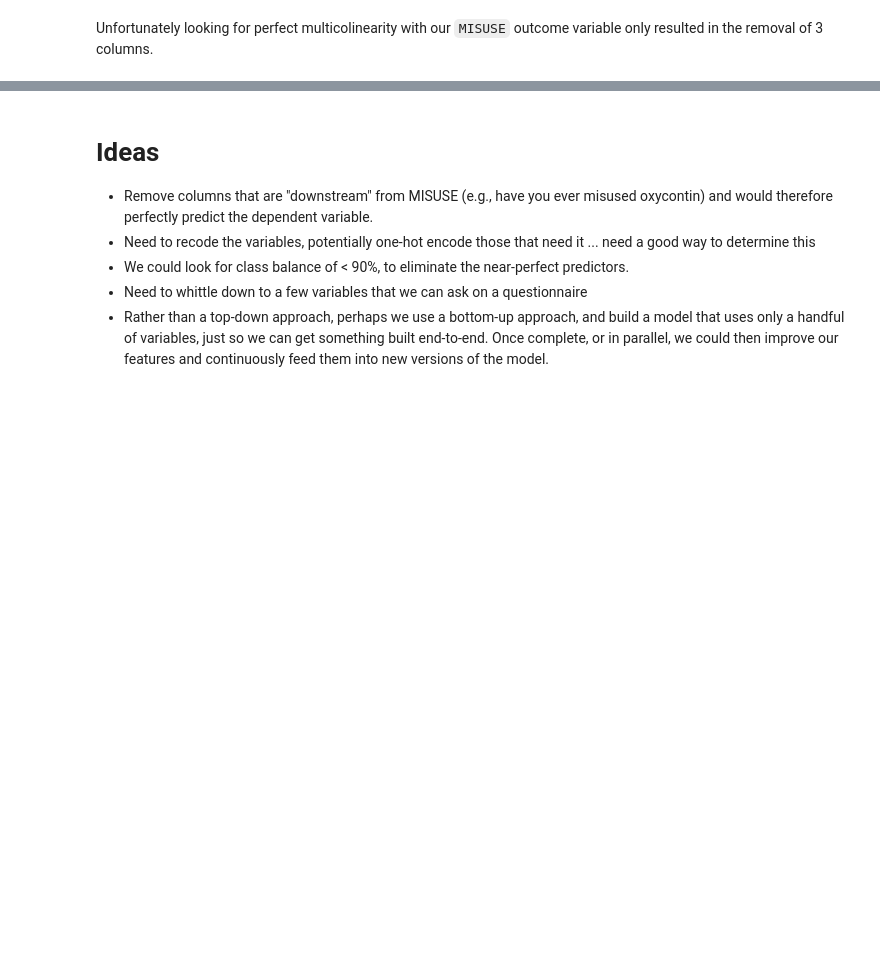
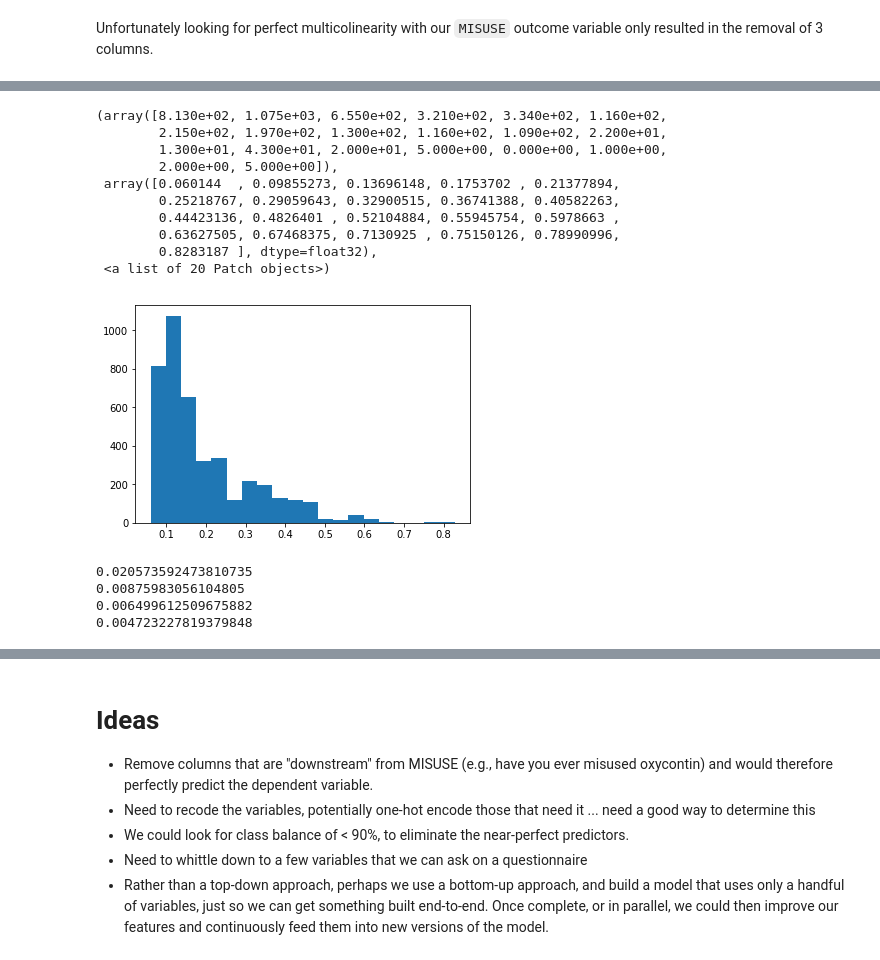
Before and after one commit to sharadv99/capstone-OpioidAddictionRisk, a Jupyter notebook: Opioid_Project_Exploration.ipynb, the cells around one changed output, grey strips where cells are left out. Drawn from its saved outputs; the diff is of its cells as text; code cells hidden in the pictures; blank space fills up the shorter version.

```diff
--- a/Opioid_Project_Exploration.ipynb
+++ b/Opioid_Project_Exploration.ipynb
@@ -291,0 +750,28 @@ Unfortunately looking for perfect multicolinearity with our `MISUSE` outcome var
+# %%
+plt.hist(predProbs, bins=20)
+# %% [output]
+(array([8.130e+02, 1.075e+03, 6.550e+02, 3.210e+02, 3.340e+02, 1.160e+02,
+        2.150e+02, 1.970e+02, 1.300e+02, 1.160e+02, 1.090e+02, 2.200e+01,
+        1.300e+01, 4.300e+01, 2.000e+01, 5.000e+00, 0.000e+00, 1.000e+00,
+        2.000e+00, 5.000e+00]),
+ array([0.060144  , 0.09855273, 0.13696148, 0.1753702 , 0.21377894,
+        0.25218767, 0.29059643, 0.32900515, 0.36741388, 0.40582263,
+        0.44423136, 0.4826401 , 0.52104884, 0.55945754, 0.5978663 ,
+        0.63627505, 0.67468375, 0.7130925 , 0.75150126, 0.78990996,
+        0.8283187 ], dtype=float32),
+ <a list of 20 Patch objects>)
+[figure, added]
+# %%
+#Run a few sample predictions (these are awful predictions right now ...)
+print(modelLR.predict_proba(valX.iloc[6].to_numpy().reshape(1, -1))[0][1])
+print(modelLR.predict_proba(valX.iloc[43].to_numpy().reshape(1, -1))[0][1])
+print(modelLR.predict_proba(valX.iloc[123].to_numpy().reshape(1, -1))[0][1])
+
+#Test with manual inputs
+testInput = np.array([-1.7, 1, 1, -1.5, 1, 0, 0, 1, 0, 0])
+print(modelLR.predict_proba(testInput.reshape(1, -1))[0][1])
+# %% [output]
+0.020573592473810735
+0.00875983056104805
+0.006499612509675882
+0.004723227819379848
```
Also changed, not shown: parts of 64 cells of this notebook.
